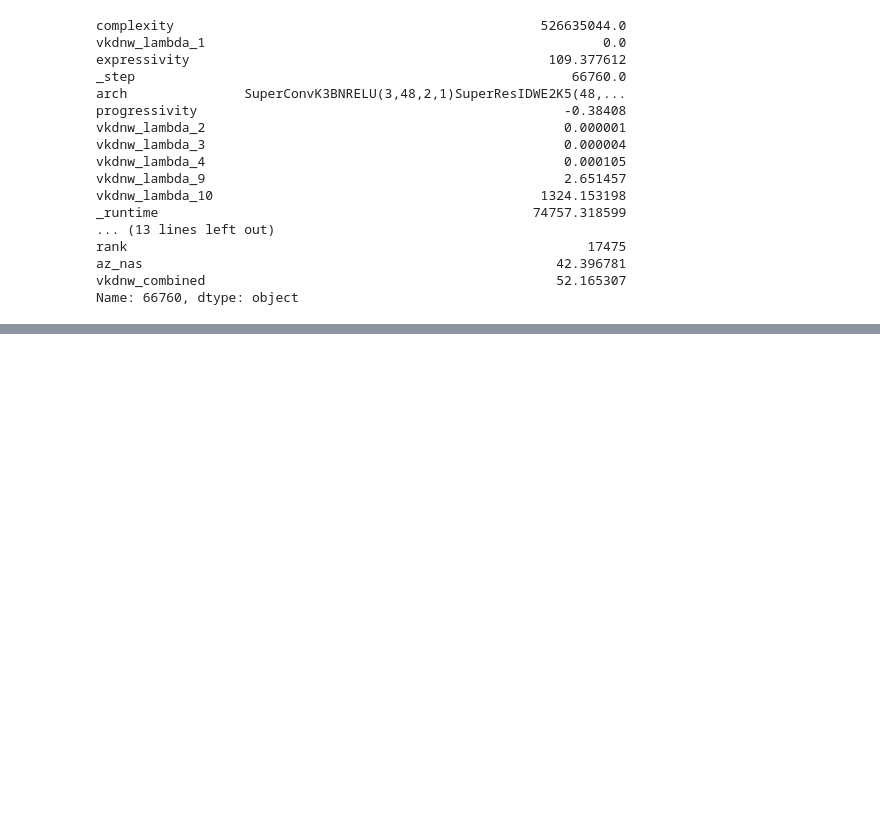
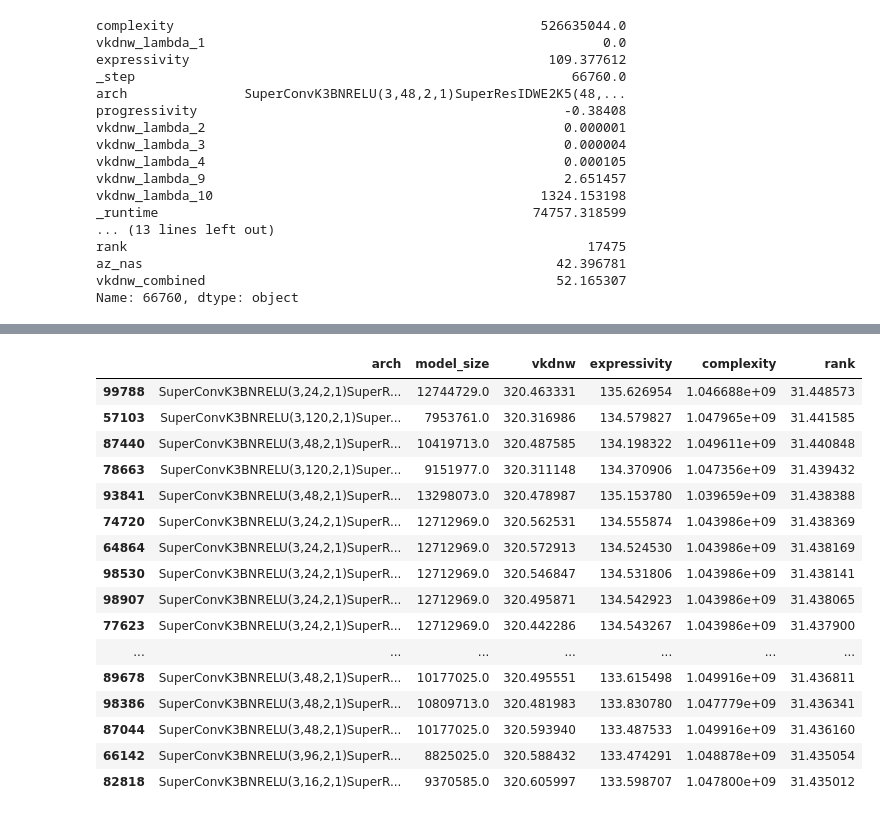
Before and after one commit to ondratybl/VKDNW, a Jupyter notebook: NB201/tss_choose_best.ipynb, the cells around one changed output, grey strips where cells are left out. Cells and saved outputs as stored; diff of their text form; code cells hidden in the pictures; blank space fills up the shorter version.

```diff
--- a/NB201/tss_choose_best.ipynb
+++ b/NB201/tss_choose_best.ipynb
@@ -869,0 +923,40 @@ Name: 66760, dtype: object
+# %%
+import wandb
+import numpy as np
+import pandas as pd
+api_wandb = wandb.Api()
+run = pd.DataFrame(api_wandb.run('nazderaze/VKDNW/rhl9g18y').scan_history()) # VKDNW_EVOLUTION_FLOPS_1050M_14L
+
+for col in run.columns:
+    if col != 'arch':
+        run[col] = run[col].astype('float')
+
+run['rank'] = run['vkdnw'].apply(np.log)+run['expressivity'].apply(np.log)+run['complexity'].apply(np.log)
+
+run[['arch', 'model_size', 'vkdnw', 'expressivity', 'complexity', 'rank']].sort_values('rank', ascending=False).head(20)
+
+'SuperConvK3BNRELU(3,24,2,1)SuperResIDWE2K3(24,40,2,72,1)SuperResIDWE1K7(40,96,2,256,1)SuperResIDWE1K5(96,496,2,264,1)SuperResIDWE2K7(496,360,2,368,4)SuperResIDWE1K5(360,576,1,256,5)SuperConvK1BNRELU(576,2048,1,1)' # VKDNW_1G_14L_a
+
+'SuperConvK3BNRELU(3,120,2,1)SuperResIDWE1K7(120,48,2,72,1)SuperResIDWE1K3(48,96,2,320,1)SuperResIDWE1K5(96,400,2,216,3)SuperResIDWE1K3(400,432,2,352,5)SuperResIDWE1K5(432,368,1,128,2)SuperConvK1BNRELU(368,2048,1,1)' # VKDNW_1G_14L_b
+
+'SuperConvK3BNRELU(3,48,2,1)SuperResIDWE1K5(48,120,2,80,1)SuperResIDWE1K5(120,144,2,208,1)SuperResIDWE2K7(144,160,2,144,3)SuperResIDWE2K3(160,360,2,352,2)SuperResIDWE1K7(360,576,1,312,5)SuperConvK1BNRELU(576,2048,1,1)' # VKDNW_1G_14L_c
+
+'SuperConvK3BNRELU(3,48,2,1)SuperResIDWE1K7(48,48,2,72,1)SuperResIDWE1K3(48,128,2,208,1)SuperResIDWE2K7(128,160,2,144,3)SuperResIDWE1K5(160,432,2,576,5)SuperResIDWE1K3(432,720,1,400,2)SuperConvK1BNRELU(720,2048,1,1)' # VKDNW_1G_14L_d
+# %% [output]
+|  | arch | model_size | vkdnw | expressivity | complexity | rank |
+| 99788 | SuperConvK3BNRELU(3,24,2,1)SuperR... | 12744729.0 | 320.463331 | 135.626954 | 1.046688e+09 | 31.448573 |
+| 57103 | SuperConvK3BNRELU(3,120,2,1)Super... | 7953761.0 | 320.316986 | 134.579827 | 1.047965e+09 | 31.441585 |
+| 87440 | SuperConvK3BNRELU(3,48,2,1)SuperR... | 10419713.0 | 320.487585 | 134.198322 | 1.049611e+09 | 31.440848 |
+| 78663 | SuperConvK3BNRELU(3,120,2,1)Super... | 9151977.0 | 320.311148 | 134.370906 | 1.047356e+09 | 31.439432 |
+| 93841 | SuperConvK3BNRELU(3,48,2,1)SuperR... | 13298073.0 | 320.478987 | 135.153780 | 1.039659e+09 | 31.438388 |
+| 74720 | SuperConvK3BNRELU(3,24,2,1)SuperR... | 12712969.0 | 320.562531 | 134.555874 | 1.043986e+09 | 31.438369 |
+| 64864 | SuperConvK3BNRELU(3,24,2,1)SuperR... | 12712969.0 | 320.572913 | 134.524530 | 1.043986e+09 | 31.438169 |
+| 98530 | SuperConvK3BNRELU(3,24,2,1)SuperR... | 12712969.0 | 320.546847 | 134.531806 | 1.043986e+09 | 31.438141 |
+| 98907 | SuperConvK3BNRELU(3,24,2,1)SuperR... | 12712969.0 | 320.495871 | 134.542923 | 1.043986e+09 | 31.438065 |
+| 77623 | SuperConvK3BNRELU(3,24,2,1)SuperR... | 12712969.0 | 320.442286 | 134.543267 | 1.043986e+09 | 31.437900 |
+| ... | ... | ... | ... | ... | ... | ... |
+| 89678 | SuperConvK3BNRELU(3,48,2,1)SuperR... | 10177025.0 | 320.495551 | 133.615498 | 1.049916e+09 | 31.436811 |
+| 98386 | SuperConvK3BNRELU(3,48,2,1)SuperR... | 10809713.0 | 320.481983 | 133.830780 | 1.047779e+09 | 31.436341 |
+| 87044 | SuperConvK3BNRELU(3,48,2,1)SuperR... | 10177025.0 | 320.593940 | 133.487533 | 1.049916e+09 | 31.436160 |
+| 66142 | SuperConvK3BNRELU(3,96,2,1)SuperR... | 8825025.0 | 320.588432 | 133.474291 | 1.048878e+09 | 31.435054 |
+| 82818 | SuperConvK3BNRELU(3,16,2,1)SuperR... | 9370585.0 | 320.605997 | 133.598707 | 1.047800e+09 | 31.435012 |
```
Also changed, not shown: parts of 10 cells of this notebook, 2 other files.
